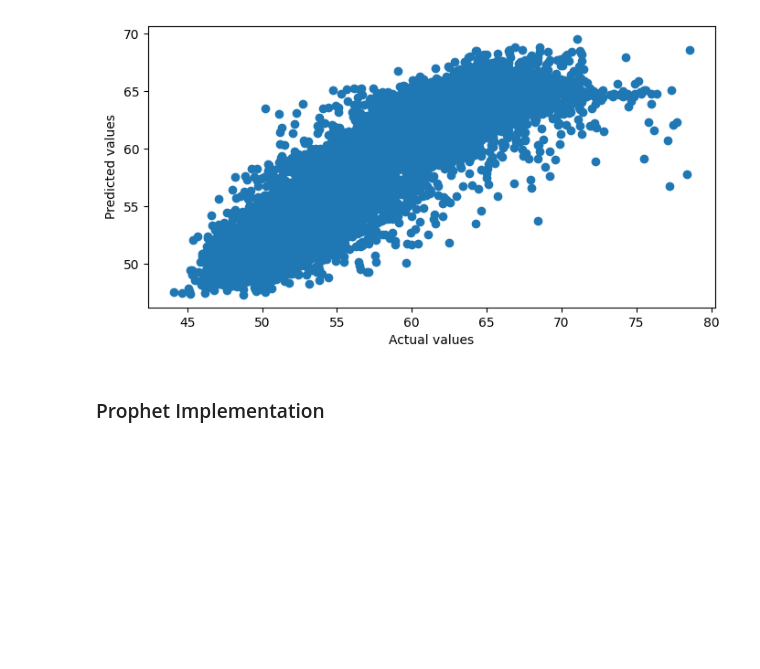
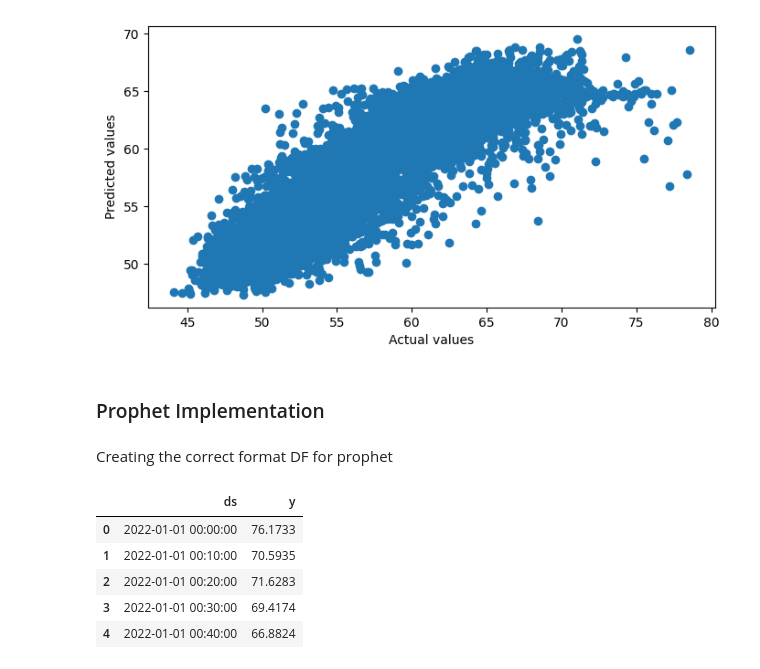
Before and after one commit to vavald/MDA_Switzerland, a Jupyter notebook: Valentin/Prediction_Models.ipynb, the cells around one changed output. Saved outputs shown, nothing was run; the diff lists cells and outputs as text; code cells hidden in the pictures; blank space fills up the shorter version.

```diff
--- a/Valentin/Prediction_Models.ipynb
+++ b/Valentin/Prediction_Models.ipynb
@@ -352,0 +354,33 @@ from fbprophet import Prophet
+# %% [markdown]
+Creating the correct format DF for prophet
+# %%
+# create a list with only 2022 values and the length of the dataframe
+year_2022 = ['2022'] * len(df)
+df['year'] = year_2022
+df['month'] = df['month'].astype(str)
+df['day'] = df['day_month'].astype(str)
+df['hour'] = df['hour'].astype(str)
+df['minute'] = df['minute'].astype(str)
+
+# Pad single-digit month, day, hour, and minute values with leading zeros if necessary
+df['month'] = df['month'].str.zfill(2)
+df['day'] = df['day'].str.zfill(2)
+df['hour'] = df['hour'].str.zfill(2)
+df['minute'] = df['minute'].str.zfill(2)
+
+# Create 'DS' column by concatenating and formatting year, month, day, hour, and minute columns
+df['ds'] = pd.to_datetime(df['year'] + '-' + df['month'] + '-' + df['day'] +
+                          ' ' + df['hour'] + ':' + df['minute'] + ':00')
+# %%
+# only keep the DS and lceak_avg columns
+df = df[['ds','lcpeak_avg']]
+# rename lcpeak_avg to y
+df = df.rename(columns={'lcpeak_avg': 'y'})
+df.head()
+# %% [output]
+|  | ds | y |
+| 0 | 2022-01-01 00:00:00 | 76.1733 |
+| 1 | 2022-01-01 00:10:00 | 70.5935 |
+| 2 | 2022-01-01 00:20:00 | 71.6283 |
+| 3 | 2022-01-01 00:30:00 | 69.4174 |
+| 4 | 2022-01-01 00:40:00 | 66.8824 |
```
Also changed, not shown: parts of 2 cells of this notebook, 1 other file.
